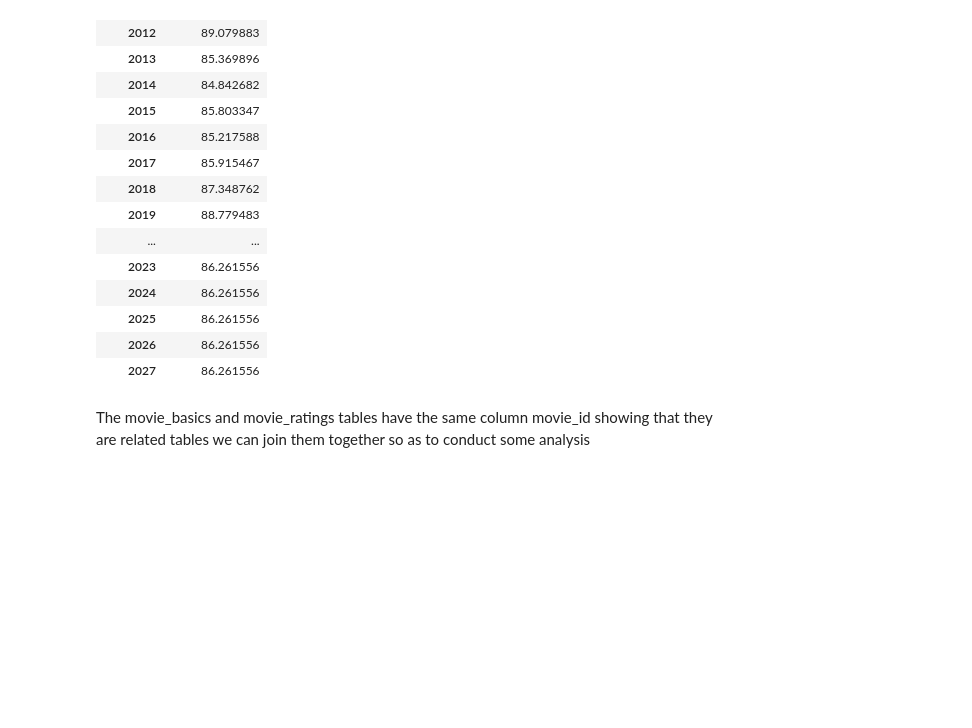
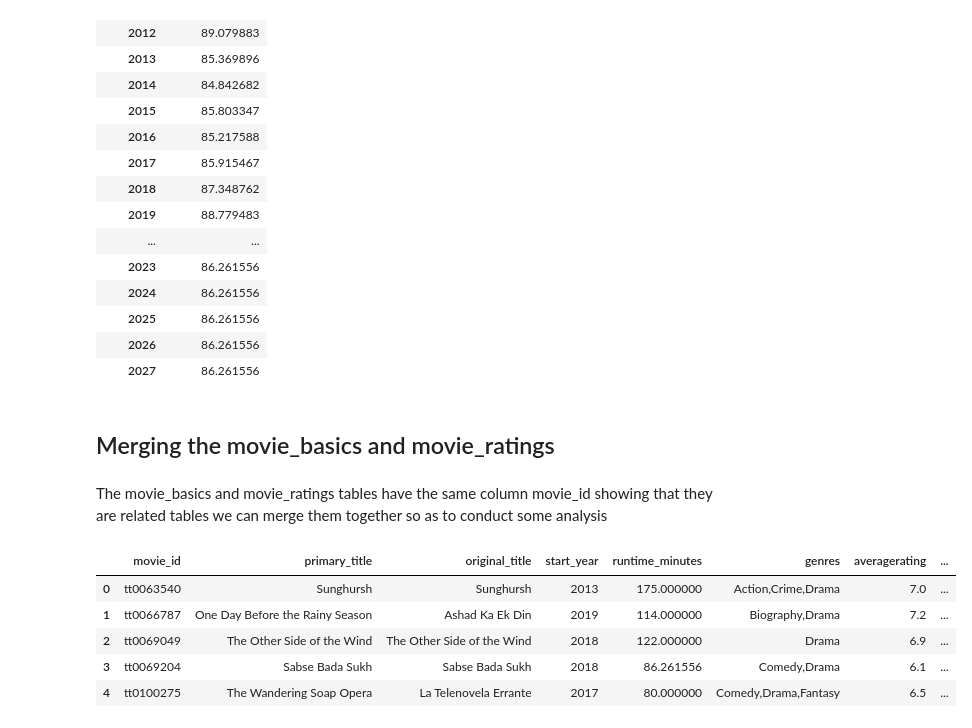
Before and after one commit to billymwangi/test, a Jupyter notebook: student.ipynb, the cells around one changed output. Drawn from its saved outputs; the diff is of its cells as text; code cells hidden in the pictures; blank space fills up the shorter version.

```diff
--- a/student.ipynb
+++ b/student.ipynb
@@ -245,5 +246,17 @@ grouped_movie_runtime
 | 2025 | 86.261556 |
 | 2026 | 86.261556 |
 | 2027 | 86.261556 |
+# %% [markdown]
+## Merging the movie_basics and movie_ratings
 # %% [markdown]
-The movie_basics and movie_ratings tables have the same column movie_id showing that they are related tables we can join them together so as to conduct some analysis
+The movie_basics and movie_ratings tables have the same column movie_id showing that they are related tables we can merge them together so as to conduct some analysis
+# %%
+movie_ratings_basics = pd.merge(movie_basics, movie_ratings, on='movie_id', how='inner')
+movie_ratings_basics.head()
+# %% [output]
+|  | movie_id | primary_title | original_title | start_year | runtime_minutes | genres | averagerating | ... |
+| 0 | tt0063540 | Sunghursh | Sunghursh | 2013 | 175.000000 | Action,Crime,Drama | 7.0 | ... |
+| 1 | tt0066787 | One Day Before the Rainy Season | Ashad Ka Ek Din | 2019 | 114.000000 | Biography,Drama | 7.2 | ... |
+| 2 | tt0069049 | The Other Side of the Wind | The Other Side of the Wind | 2018 | 122.000000 | Drama | 6.9 | ... |
+| 3 | tt0069204 | Sabse Bada Sukh | Sabse Bada Sukh | 2018 | 86.261556 | Comedy,Drama | 6.1 | ... |
+| 4 | tt0100275 | The Wandering Soap Opera | La Telenovela Errante | 2017 | 80.000000 | Comedy,Drama,Fantasy | 6.5 | ... |
```
Also changed, not shown: parts of 8 cells of this notebook.
